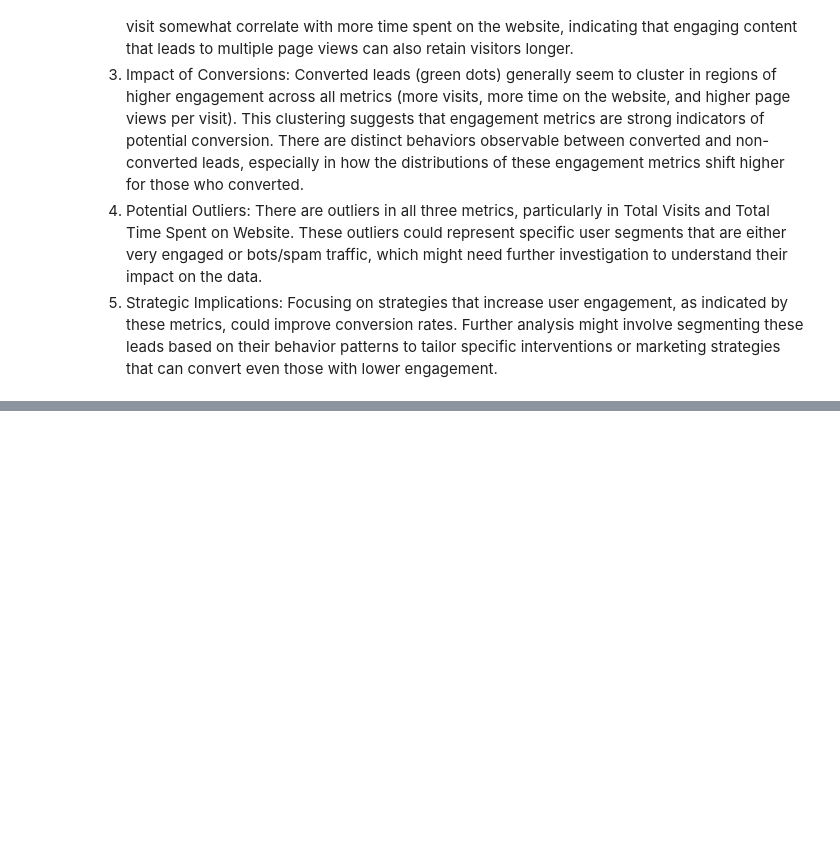
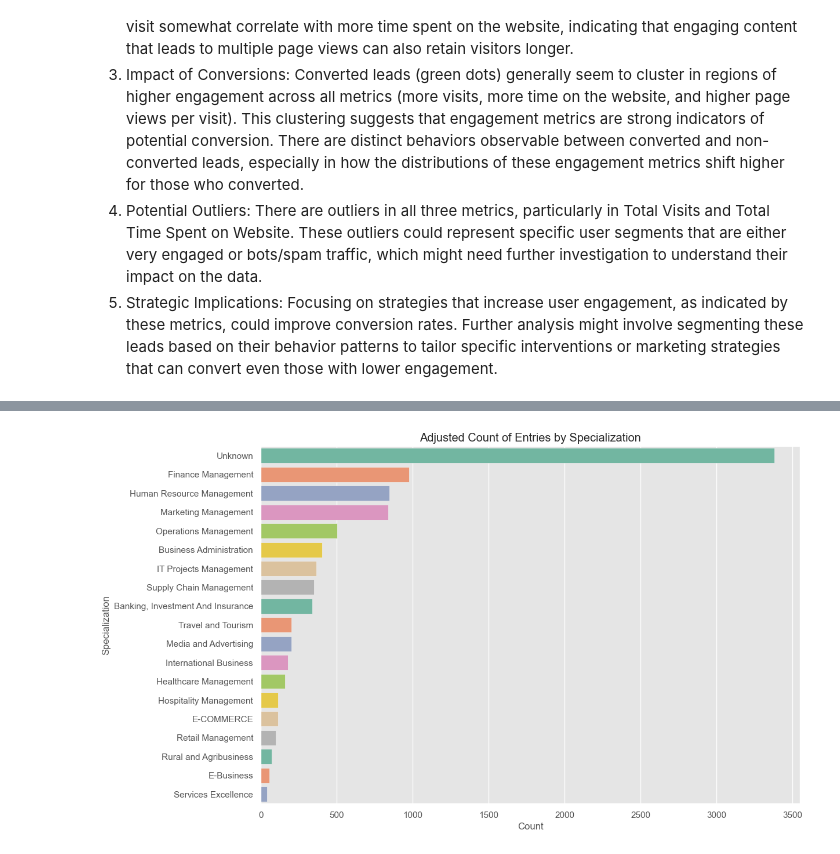
Before and after one commit to paulamisurroy/lead-scoring-logicalRegression, a Jupyter notebook: Lead_Scoring_V1.ipynb, the cells around one changed output, grey strips where cells are left out. Cells and saved outputs as stored; diff of their text form; code cells hidden in the pictures; blank space fills up the shorter version.

```diff
--- a/Lead_Scoring_V1.ipynb
+++ b/Lead_Scoring_V1.ipynb
@@ -707,0 +738,12 @@ data.shape
+# %%
+## Treating the specilization column with the Select Values
+data['Specialization'] = data['Specialization'].replace('Select', 'Unknown')
+# %%
+plt.figure(figsize=(12, 8))
+sns.countplot(y='Specialization', data=data, order=data['Specialization'].value_counts().index, palette='Set2')
+plt.title('Adjusted Count of Entries by Specialization')
+plt.xlabel('Count')
+plt.ylabel('Specialization')
+plt.show()
+# %% [output]
+[figure, added]
```
Also changed, not shown: parts of 49 cells of this notebook.
